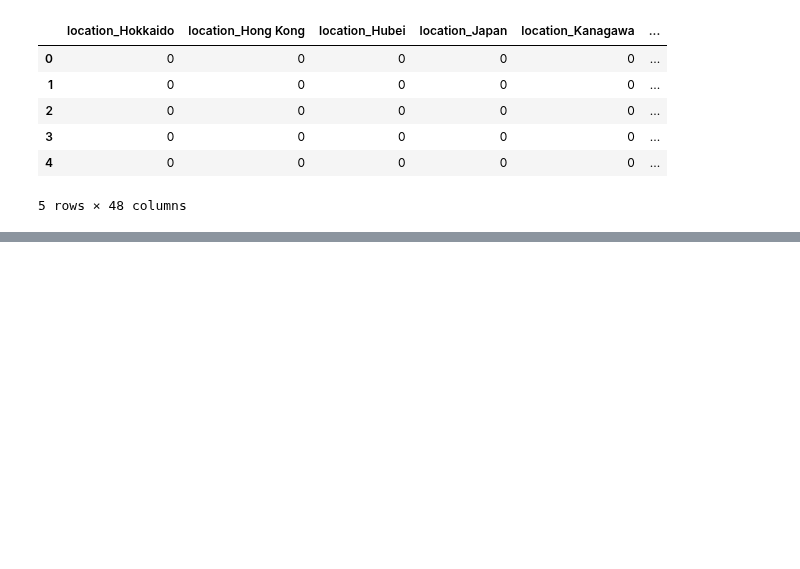
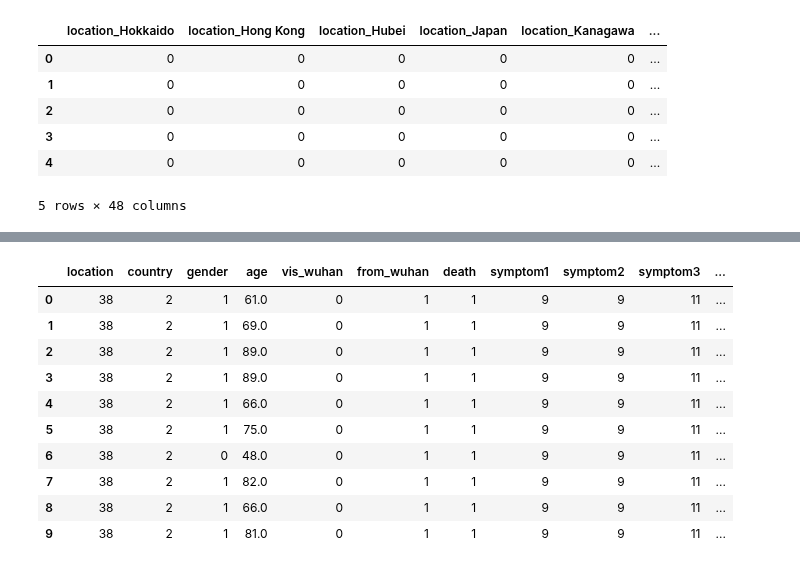
Before and after one commit to johnklee/ml_articles, a Jupyter notebook: others/Boost_Model_Accuracy_of_Imbalanced_COVID-19_Mortality_Prediction_Using_GAN-based_Oversampling_Technique/notebook.ipynb, the cells around one changed output, grey strips where cells are left out. Cells and saved outputs as stored; diff of their text form; code cells hidden in the pictures; blank space fills up the shorter version.

```diff
--- a/others/Boost_Model_Accuracy_of_Imbalanced_COVID-19_Mortality_Prediction_Using_GAN-based_Oversampling_Technique/notebook.ipynb
+++ b/others/Boost_Model_Accuracy_of_Imbalanced_COVID-19_Mortality_Prediction_Using_GAN-based_Oversampling_Technique/notebook.ipynb
@@ -652,0 +776,47 @@ diff_sym_hos Comparison between Original Data and Generated Data
+# %%
+# Encoding Data
+encoder_location = preprocessing.LabelEncoder()
+encoder_country = preprocessing.LabelEncoder()
+encoder_gender = preprocessing.LabelEncoder()
+encoder_symptom1 = preprocessing.LabelEncoder()
+encoder_symptom2 = preprocessing.LabelEncoder()
+encoder_symptom3 = preprocessing.LabelEncoder()
+encoder_symptom4 = preprocessing.LabelEncoder()
+encoder_symptom5 = preprocessing.LabelEncoder()
+encoder_symptom6 = preprocessing.LabelEncoder()
+# %%
+# Loading and Preparing Data
+df = pd.read_csv(csv_file_path)
+df = df.drop('id',axis=1)
+df = df.fillna(np.nan,axis=0)
+df['age'] = df['age'].fillna(value=df['age'].mean())
+df['sym_on'] = pd.to_datetime(df['sym_on'])
+df['hosp_vis'] = pd.to_datetime(df['hosp_vis'])
+df['sym_on']= df['sym_on'].map(dt.datetime.toordinal)
+df['hosp_vis']= df['hosp_vis'].map(dt.datetime.toordinal)
+df['diff_sym_hos']= df['hosp_vis'] - df['sym_on']
+df = df.drop(['sym_on','hosp_vis'],axis=1)
+
+df['location'] = encoder_location.fit_transform(df['location'].astype(str))
+df['country'] = encoder_country.fit_transform(df['country'].astype(str))
+df['gender'] = encoder_gender.fit_transform(df['gender'].astype(str))
+df[['symptom1']] = encoder_symptom1.fit_transform(df['symptom1'].astype(str))
+df[['symptom2']] = encoder_symptom2.fit_transform(df['symptom2'].astype(str))
+df[['symptom3']] = encoder_symptom3.fit_transform(df['symptom3'].astype(str))
+df[['symptom4']] = encoder_symptom4.fit_transform(df['symptom4'].astype(str))
+df[['symptom5']] = encoder_symptom5.fit_transform(df['symptom5'].astype(str))
+df[['symptom6']] = encoder_symptom6.fit_transform(df['symptom6'].astype(str))
+# %%
+df.head(n=10)
+# %% [output]
+|  | location | country | gender | age | vis_wuhan | from_wuhan | death | symptom1 | symptom2 | symptom3 | ... |
+| 0 | 38 | 2 | 1 | 61.0 | 0 | 1 | 1 | 9 | 9 | 11 | ... |
+| 1 | 38 | 2 | 1 | 69.0 | 0 | 1 | 1 | 9 | 9 | 11 | ... |
+| 2 | 38 | 2 | 1 | 89.0 | 0 | 1 | 1 | 9 | 9 | 11 | ... |
+| 3 | 38 | 2 | 1 | 89.0 | 0 | 1 | 1 | 9 | 9 | 11 | ... |
+| 4 | 38 | 2 | 1 | 66.0 | 0 | 1 | 1 | 9 | 9 | 11 | ... |
+| 5 | 38 | 2 | 1 | 75.0 | 0 | 1 | 1 | 9 | 9 | 11 | ... |
+| 6 | 38 | 2 | 0 | 48.0 | 0 | 1 | 1 | 9 | 9 | 11 | ... |
+| 7 | 38 | 2 | 1 | 82.0 | 0 | 1 | 1 | 9 | 9 | 11 | ... |
+| 8 | 38 | 2 | 1 | 66.0 | 0 | 1 | 1 | 9 | 9 | 11 | ... |
+| 9 | 38 | 2 | 1 | 81.0 | 0 | 1 | 1 | 9 | 9 | 11 | ... |
```
Also changed, not shown: parts of 33 cells of this notebook, 3 other files.
